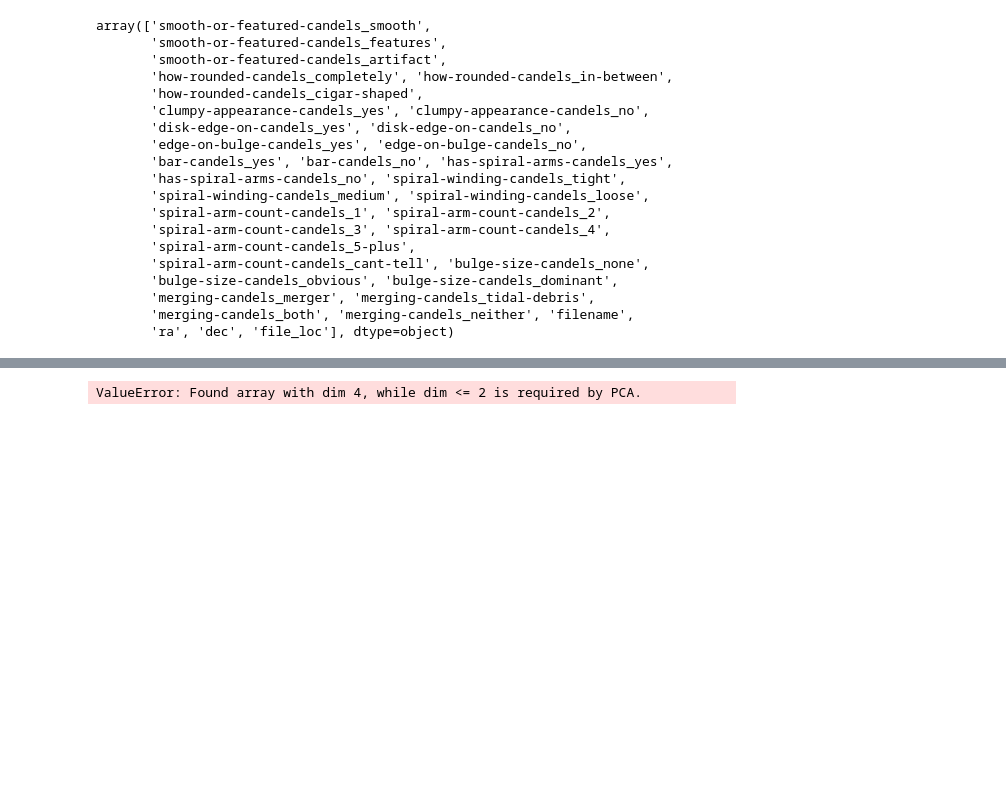
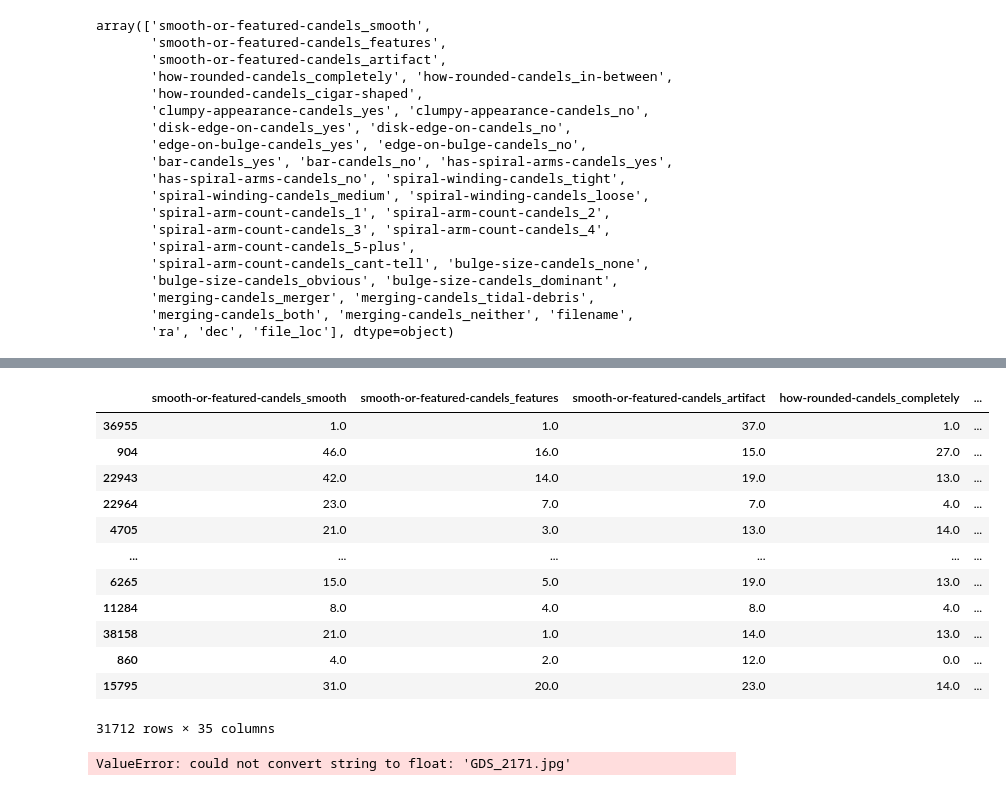
Before and after one commit to sjmckay/ml-sandbox, a Jupyter notebook: sandbox.ipynb, the cells around one changed output, grey strips where cells are left out. Cells and saved outputs as stored; diff of their text form; code cells hidden in the pictures; blank space fills up the shorter version.

```diff
--- a/sandbox.ipynb
+++ b/sandbox.ipynb
@@ -90,4 +69,28 @@ print(xtest[0].shape, ytest[0])
+# %%
+from ml_sandbox.dataset import get_sklearn_dataset
+from sklearn.model_selection import train_test_split
+X, y = get_sklearn_dataset(catalog, label_cols='merging-candels_merger')
+
+xtrain, xtest, ytrain, ytest = train_test_split(X, y, test_size=0.2, random_state=42)
+# %%
+xtrain
+# %% [output]
+|  | smooth-or-featured-candels_smooth | smooth-or-featured-candels_features | smooth-or-featured-candels_artifact | how-rounded-candels_completely | ... |
+| 36955 | 1.0 | 1.0 | 37.0 | 1.0 | ... |
+| 904 | 46.0 | 16.0 | 15.0 | 27.0 | ... |
+| 22943 | 42.0 | 14.0 | 19.0 | 13.0 | ... |
+| 22964 | 23.0 | 7.0 | 7.0 | 4.0 | ... |
+| 4705 | 21.0 | 3.0 | 13.0 | 14.0 | ... |
+| ... | ... | ... | ... | ... | ... |
+| 6265 | 15.0 | 5.0 | 19.0 | 13.0 | ... |
+| 11284 | 8.0 | 4.0 | 8.0 | 4.0 | ... |
+| 38158 | 21.0 | 1.0 | 14.0 | 13.0 | ... |
+| 860 | 4.0 | 2.0 | 12.0 | 0.0 | ... |
+| 15795 | 31.0 | 20.0 | 23.0 | 14.0 | ... |
+31712 rows × 35 columns
 # %%
-trained_model, test_accuracy, y_test, y_pred = train_eval_loop_skl(model, test, random_state=42)
+model.fit(xtrain, ytrain)
+test_accuracy = model.score(xtest, ytest)
+print(f'Test Accuracy: {test_accuracy:.4f}')
 # %% [output]
-ValueError: Found array with dim 4, while dim <= 2 is required by PCA.
+ValueError: could not convert string to float: 'GDS_2171.jpg'
```
Also changed, not shown: parts of 8 cells of this notebook, 1 other file.
